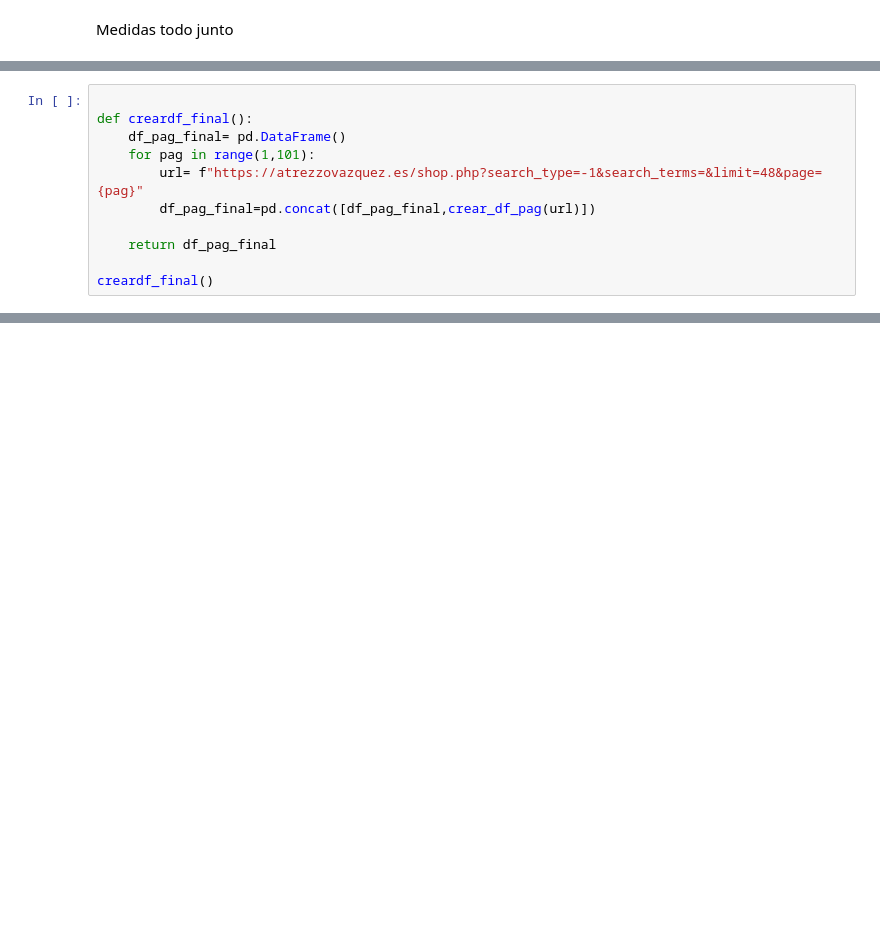
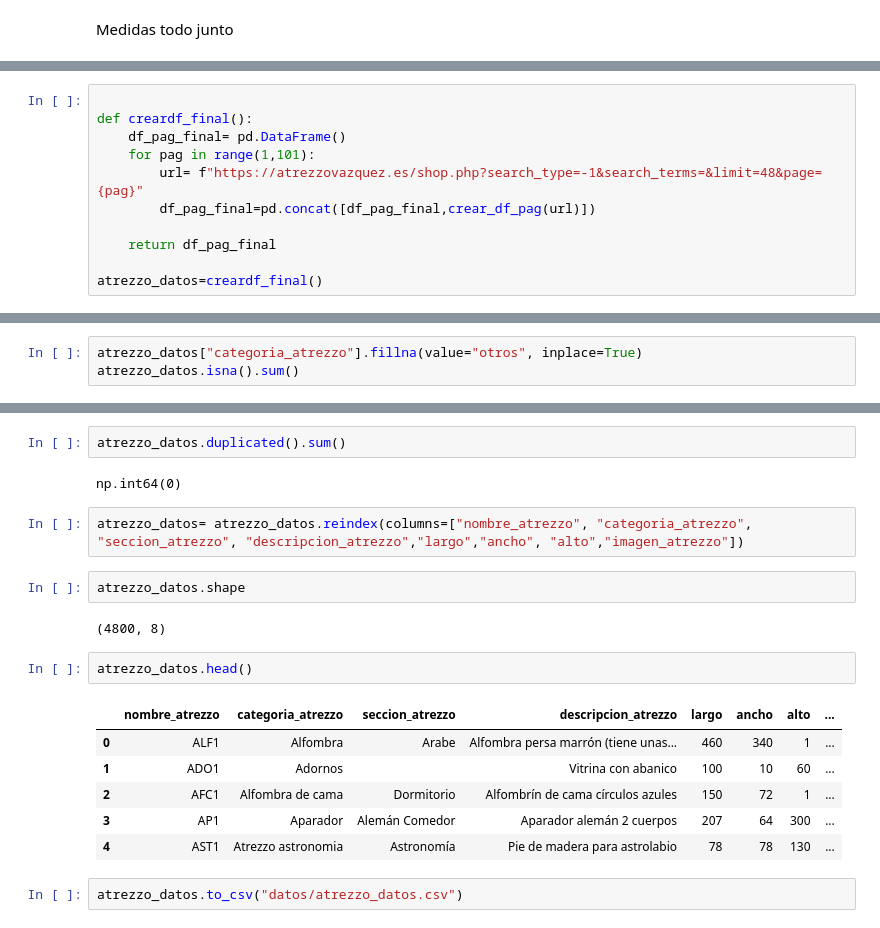
Before and after one commit to jgilsu11/laboratorio-modulo3-leccion02-beautiful-soup, a Jupyter notebook: laboratorio-modulo3-leccion02-beautiful-soup.ipynb, the cells around one changed output, grey strips where cells are left out. Saved outputs shown, nothing was run; the diff lists cells and outputs as text; blank space fills up the shorter version.

```diff
--- a/laboratorio-modulo3-leccion02-beautiful-soup.ipynb
+++ b/laboratorio-modulo3-leccion02-beautiful-soup.ipynb
@@ -446,4 +305,4 @@ def creardf_final():
 
     return df_pag_final
 
-creardf_final()
+atrezzo_datos=creardf_final()
@@ -572,0 +323,3 @@ for pag in range(1,101):
+# %%
+atrezzo_datos["categoria_atrezzo"].fillna(value="otros", inplace=True)
+atrezzo_datos.isna().sum()
@@ -572,0 +342,21 @@ for pag in range(1,101):
+# %%
+atrezzo_datos.duplicated().sum()
+# %% [output]
+np.int64(0)
+# %%
+atrezzo_datos= atrezzo_datos.reindex(columns=["nombre_atrezzo", "categoria_atrezzo", "seccion_atrezzo", "descripcion_atrezzo","largo","ancho", "alto","imagen_atrezzo"])
+# %%
+atrezzo_datos.shape
+# %% [output]
+(4800, 8)
+# %%
+atrezzo_datos.head()
+# %% [output]
+|  | nombre_atrezzo | categoria_atrezzo | seccion_atrezzo | descripcion_atrezzo | largo | ancho | alto | ... |
+| 0 | ALF1 | Alfombra | Arabe | Alfombra persa marrón (tiene unas... | 460 | 340 | 1 | ... |
+| 1 | ADO1 | Adornos |  | Vitrina con abanico | 100 | 10 | 60 | ... |
+| 2 | AFC1 | Alfombra de cama | Dormitorio | Alfombrín de cama círculos azules | 150 | 72 | 1 | ... |
+| 3 | AP1 | Aparador | Alemán Comedor | Aparador alemán 2 cuerpos | 207 | 64 | 300 | ... |
+| 4 | AST1 | Atrezzo astronomia | Astronomía | Pie de madera para astrolabio | 78 | 78 | 130 | ... |
+# %%
+atrezzo_datos.to_csv("datos/atrezzo_datos.csv")
```
Also changed, not shown: parts of 35 cells of this notebook, 1 other file.
